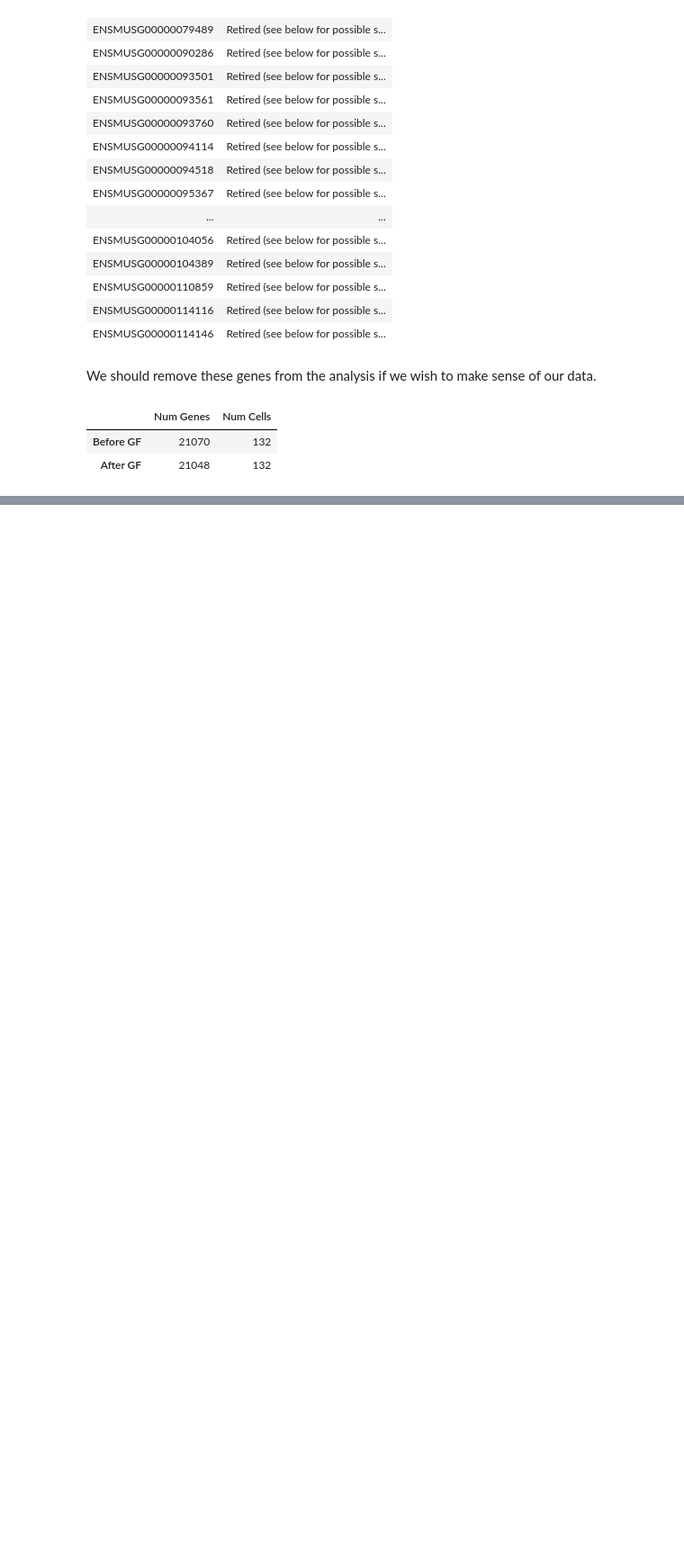
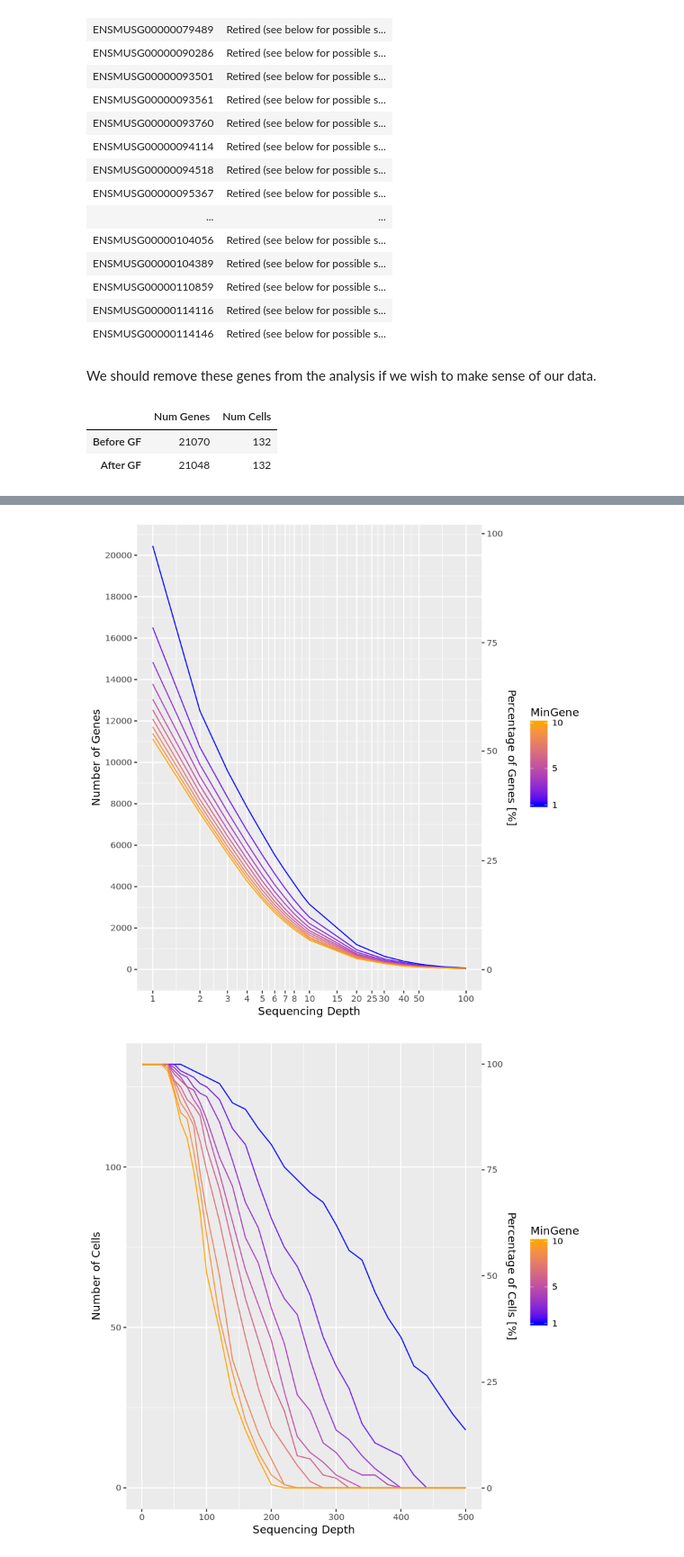
Before and after one commit to mtekman/single-cell-pipeline, a Jupyter notebook: jupyter/myworkflow/initial_qc/2_filter_genes.ipynb, the cells around one changed output, grey strips where cells are left out. Shown at 90% size. Saved outputs shown, nothing was run; the diff lists cells and outputs as text; code cells hidden in the pictures; blank space fills up the shorter version.

```diff
--- a/jupyter/myworkflow/initial_qc/2_filter_genes.ipynb
+++ b/jupyter/myworkflow/initial_qc/2_filter_genes.ipynb
@@ -248,0 +258,25 @@ abline(v=25000)
+# %%
+ranger1 <- append( seq(0,8,1), append(seq(10,29,5), append(seq(30,50,10), c(100) )))
+total_genes <- dim(sce)[[1]]
+total_cells <- dim(sce)[[2]]
+
+ggplot(results, aes(x=SeqDep, y=NumGenes, colour=MinGene)
+) + geom_line(aes(group=MinGene)
+) + scale_x_log10(breaks=ranger1, limits=c(1,100)
+) + scale_y_continuous(
+    sec.axis = sec_axis(~./total_genes*100, name = "Percentage of Genes [%]",),
+    breaks=seq(0,30000,2000)
+) + xlab("Sequencing Depth") + ylab("Number of Genes"
+) + scale_color_continuous(breaks = c(1,5,10), low = "blue", high = "orange")
+
+
+ggplot(results, aes(x=SeqDep, y=NumCells, colour=MinGene)
+) + geom_line(aes(group=MinGene)
+) + scale_y_continuous(
+    sec.axis = sec_axis(~./total_cells*100, name = "Percentage of Cells [%]",),
+) + xlab("Sequencing Depth") + ylab("Number of Cells"
+) + scale_color_continuous(breaks = c(1,5,10), low = "blue", high = "orange")
+
+
+#plotQC(sce, type="high")
+# %% [output]
@@ -248,0 +285,2 @@ abline(v=25000)
+[figure, added]
+[figure, added]
```
Also changed, not shown: parts of 14 cells of this notebook.
